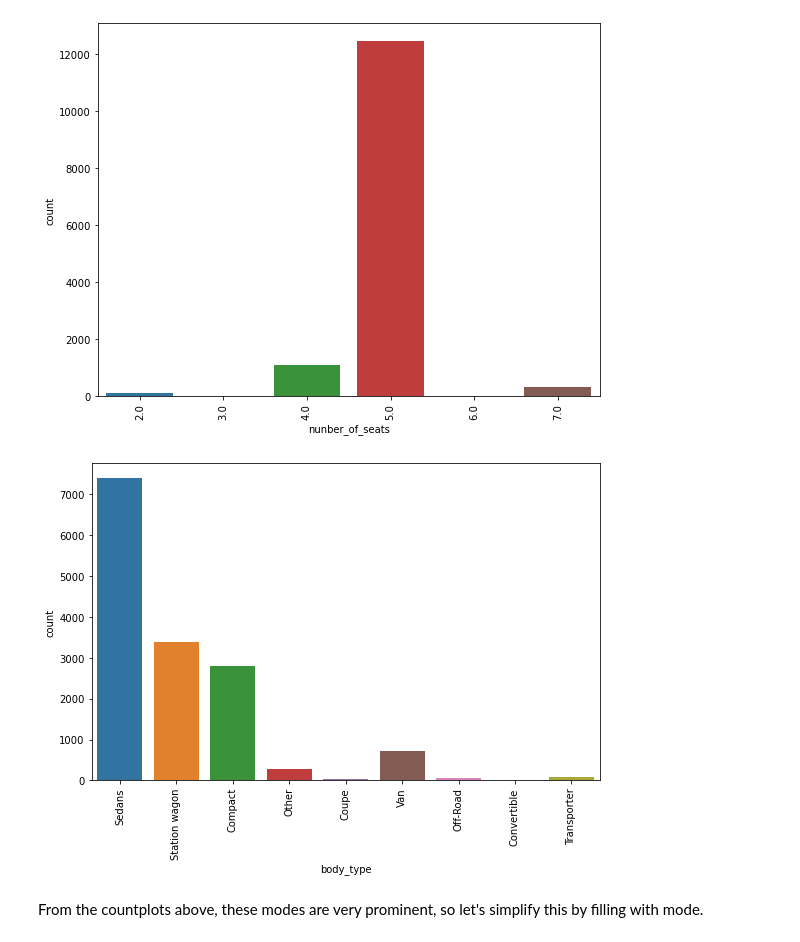
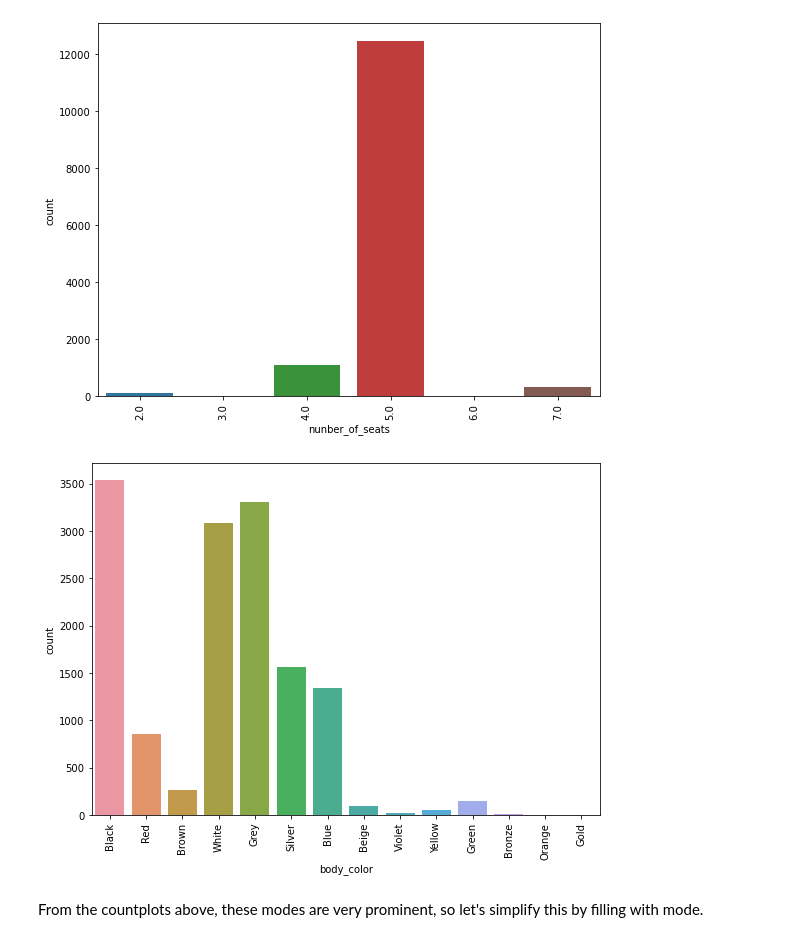
Before and after one commit to ahmedclk/Portfolio, a Jupyter notebook: Data Analysis Capstone Project (AutoScout)/Auto_Scout_Data_Analysis_Project_Part2.ipynb, the cells around one changed output. Cells and saved outputs as stored; diff of their text form; code cells hidden in the pictures.

```diff
--- a/Data Analysis Capstone Project (AutoScout)/Auto_Scout_Data_Analysis_Project_Part2.ipynb
+++ b/Data Analysis Capstone Project (AutoScout)/Auto_Scout_Data_Analysis_Project_Part2.ipynb
@@ -196,13 +196,13 @@ plt.tight_layout()
 # %%
 plt.figure(figsize=(8, 6))
 
-sns.countplot(x = cleaned_df['body_type'])
+sns.countplot(x = cleaned_df['body_color'])
 plt.xticks(rotation=90)
 plt.tick_params(labelbottom=True)
 
 plt.tight_layout()
 # %% [output]
-[figure, old version]
+[figure, new version]
 # %% [markdown]
 From the countplots above, these modes are very prominent, so let's simplify this by filling with mode.
 # %% [markdown]
```
Also changed, not shown: parts of 2 cells of this notebook, 3 other files.
